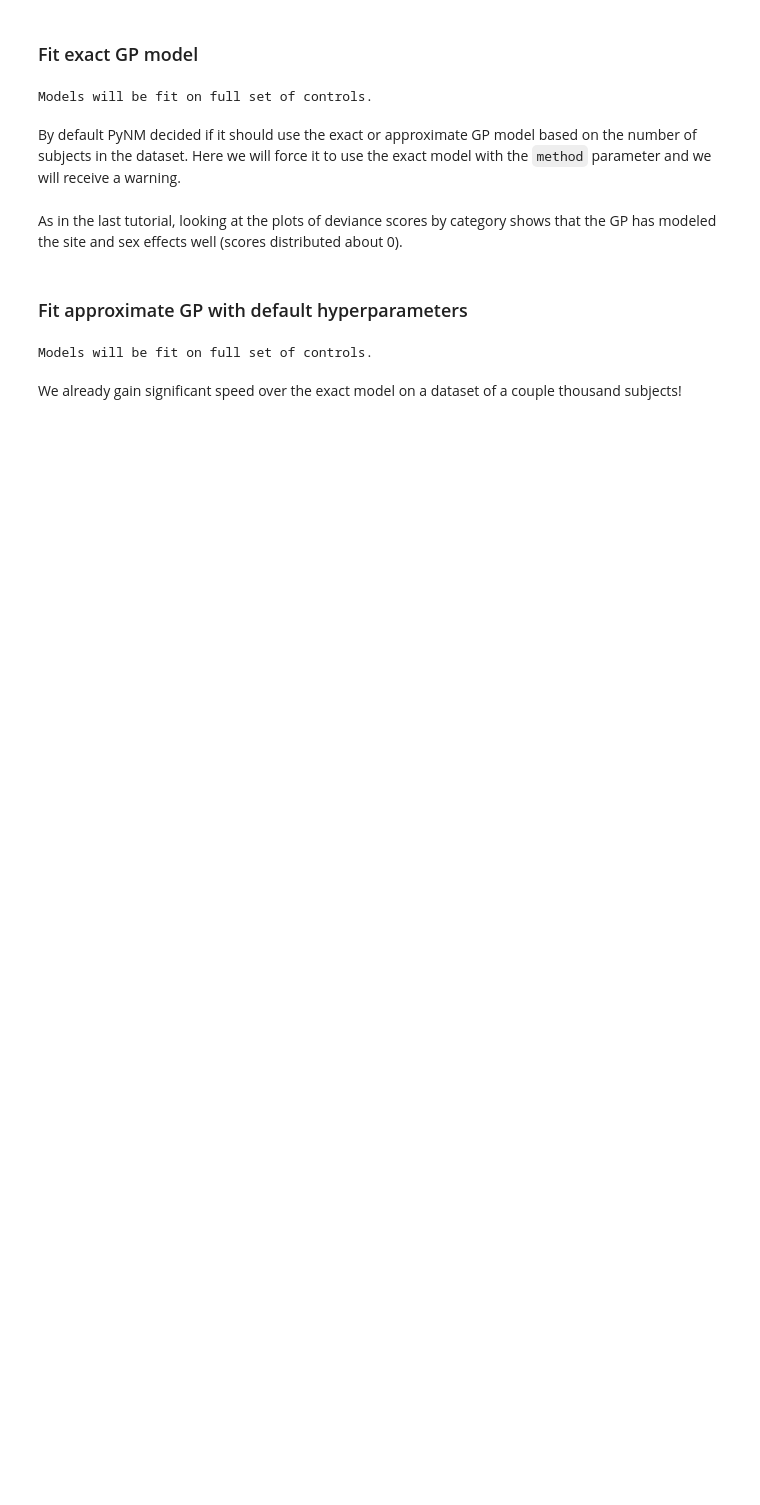
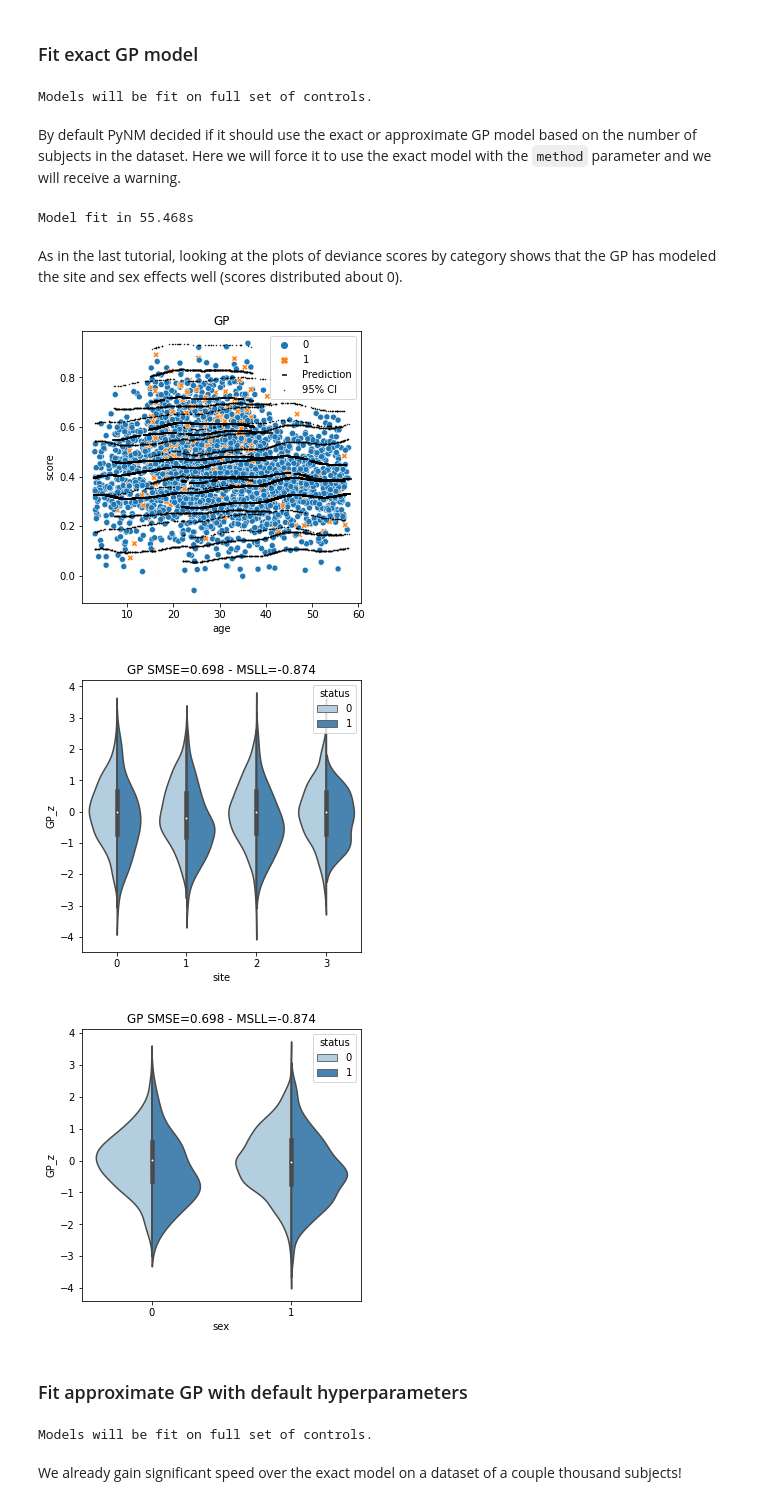
Before and after one commit to ppsp-team/PyNM, a Jupyter notebook: tutorials/3-big_data.ipynb, the cells around one changed output. Drawn from its saved outputs; the diff is of its cells as text; code cells hidden in the pictures; blank space fills up the shorter version.

```diff
--- a/tutorials/3-big_data.ipynb
+++ b/tutorials/3-big_data.ipynb
@@ -105,22 +103,28 @@ Models will be fit on full set of controls.
 By default PyNM decided if it should use the exact or approximate GP model based on the number of subjects in the dataset. Here we will force it to use the exact model with the `method` parameter and we will receive a warning.
 # %%
 # Run & time model
-#start = time.time()
+start = time.time()
 
-#m.gp_normative_model(method='exact')
+m.gp_normative_model(method='exact')
 
-#dur = time.time() - start
+dur = time.time() - start
 
-#print('Model fit in {:.3f}s'.format(dur))
+print('Model fit in {:.3f}s'.format(dur))
+# %% [output]
+Model fit in 55.468s
 # %% [markdown]
 As in the last tutorial, looking at the plots of deviance scores by category shows that the GP has modeled the site and sex effects well (scores distributed about 0).
 # %%
 # Plot the data, model prediction, & 95% confidence interval
-#m.plot()
+m.plot()
 
 # Plot the z-scores of the model (model residuals / std deviation)
-#m.plot_z(confound='site')
-#m.plot_z(confound='sex')
+m.plot_z(confound='site')
+m.plot_z(confound='sex')
+# %% [output]
+[figure, added]
+[figure, added]
+[figure, added]
 # %% [markdown]
 ### Fit approximate GP with default hyperparameters
 # %%
```
Also changed, not shown: parts of 10 cells of this notebook.
